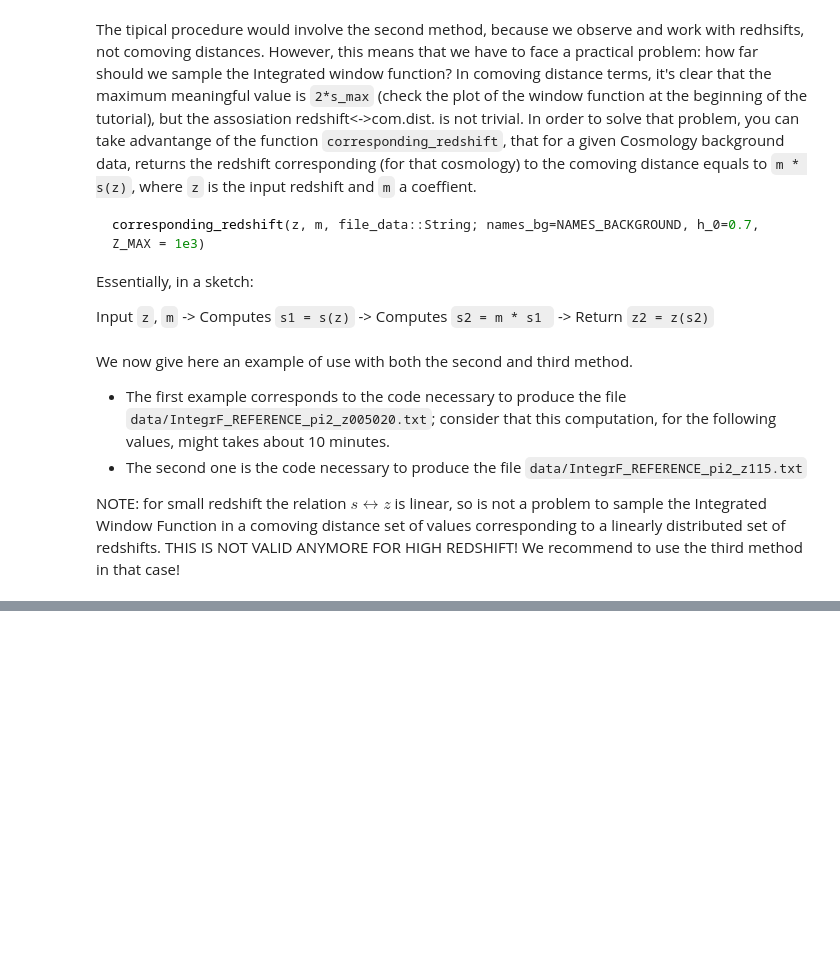
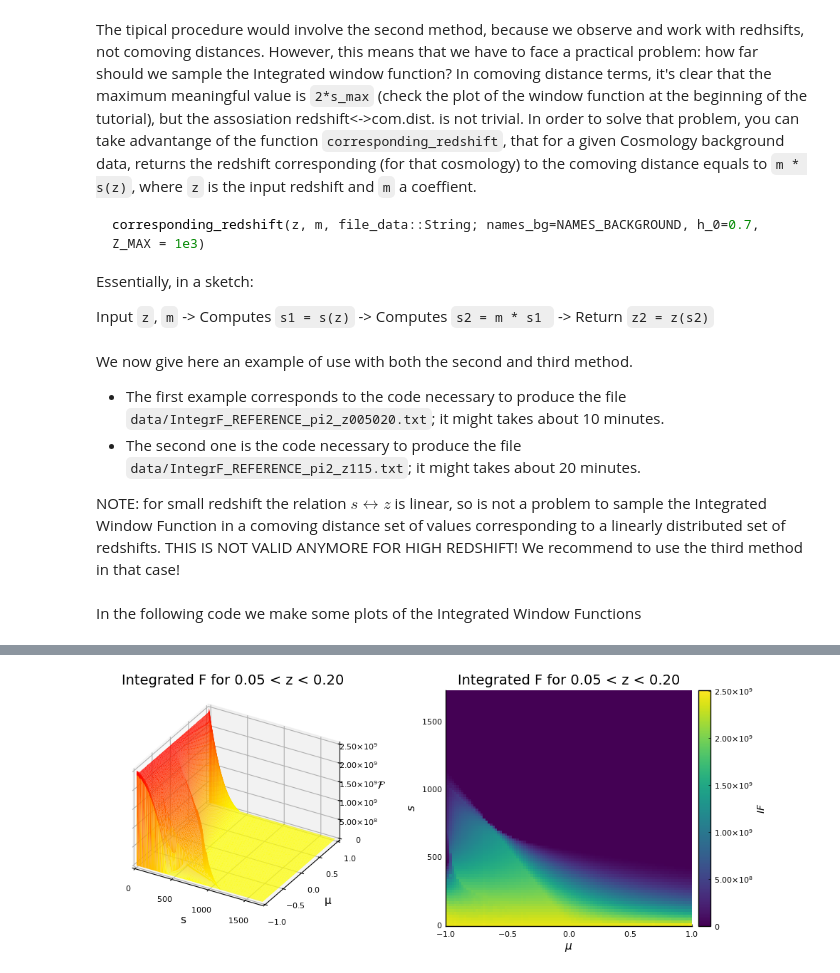
Before and after one commit to foglienimatteo/GaPSE.jl, a Jupyter notebook: ipynbs/TUTORIAL.ipynb, the cells around one changed output, grey strips where cells are left out. Drawn from its saved outputs; the diff is of its cells as text; code cells hidden in the pictures; blank space fills up the shorter version.

```diff
--- a/ipynbs/TUTORIAL.ipynb
+++ b/ipynbs/TUTORIAL.ipynb
@@ -1071,8 +1071,8 @@ Input `z`, `m` -> Computes `s1 = s(z)`  -> Computes `s2 = m * s1 ` -> Return `z2
 corresponding_mz = GaPSE.corresponding_redshift(0.2, 3.0, FILE_BACKGROUND)
 # %% [markdown]
 We now give here an example of use with both the second and third method.
-- The first example corresponds to the code necessary to produce the file `data/IntegrF_REFERENCE_pi2_z005020.txt`; consider that this computation, for the following values, might takes about 10 minutes.
-- The second one is the code necessary to produce the file `data/IntegrF_REFERENCE_pi2_z115.txt`
+- The first example corresponds to the code necessary to produce the file `data/IntegrF_REFERENCE_pi2_z005020.txt`; it might takes about 10 minutes.
+- The second one is the code necessary to produce the file `data/IntegrF_REFERENCE_pi2_z115.txt`; it might takes about 20 minutes.
 
 NOTE: for small redshift the relation $s \leftrightarrow z$ is linear, so is not a problem to sample the Integrated Window Function in a comoving distance set of values corresponding to a linearly distributed set of redshifts.
 THIS IS NOT VALID ANYMORE FOR HIGH REDSHIFT! We recommend to use the third method in that case!
@@ -1122,3 +1130,25 @@ GaPSE.print_map_IntegratedF(
     )...
 )
 =#
+# %% [markdown]
+In the following code we make some plots of the Integrated Window Functions
+# %%
+iwf_z005020 = GaPSE.WindowFIntegrated(PATH_TO_GAPSE*"data/IntegrF_REFERENCE_pi2_z005020.txt");
+
+pyplot()
+ss_z005020_grid = [s for s in iwf_z005020.ss for μ in iwf_z005020.μs]
+μs_z005020_grid = [μ for s in iwf_z005020.ss for μ in iwf_z005020.μs]
+IFs_z005020_grid = reshape(transpose(iwf_z005020.IFs), (:,))
+matrix_z005020_IFs = reshape(IFs_z005020_grid, (length(iwf_z005020.μs), :))';
+
+p1 = plot(ss_z005020_grid, μs_z005020_grid, IFs_z005020_grid;
+    xl="s", yl="μ", zl=L"$\mathcal{F}$",
+    st = :surface, c=cgrad([:yellow, :red]), size=(600, 300),
+    title="Integrated F for 0.05 < z < 0.20", legend = false)
+
+p2 = heatmap(iwf_z005020.μs, iwf_z005020.ss, matrix_z005020_IFs;
+    xl=L"$\mu$", yl = L"$s$", colorbar_title=L"$IF$",
+    title = "Integrated F for 0.05 < z < 0.20" )
+
+plot(p1, p2, size = (1000, 400))
+# %% [output]
@@ -1124,0 +1157 @@ GaPSE.print_map_IntegratedF(
+[figure, added]
```
Also changed, not shown: parts of 4 cells of this notebook, 4 other files.
